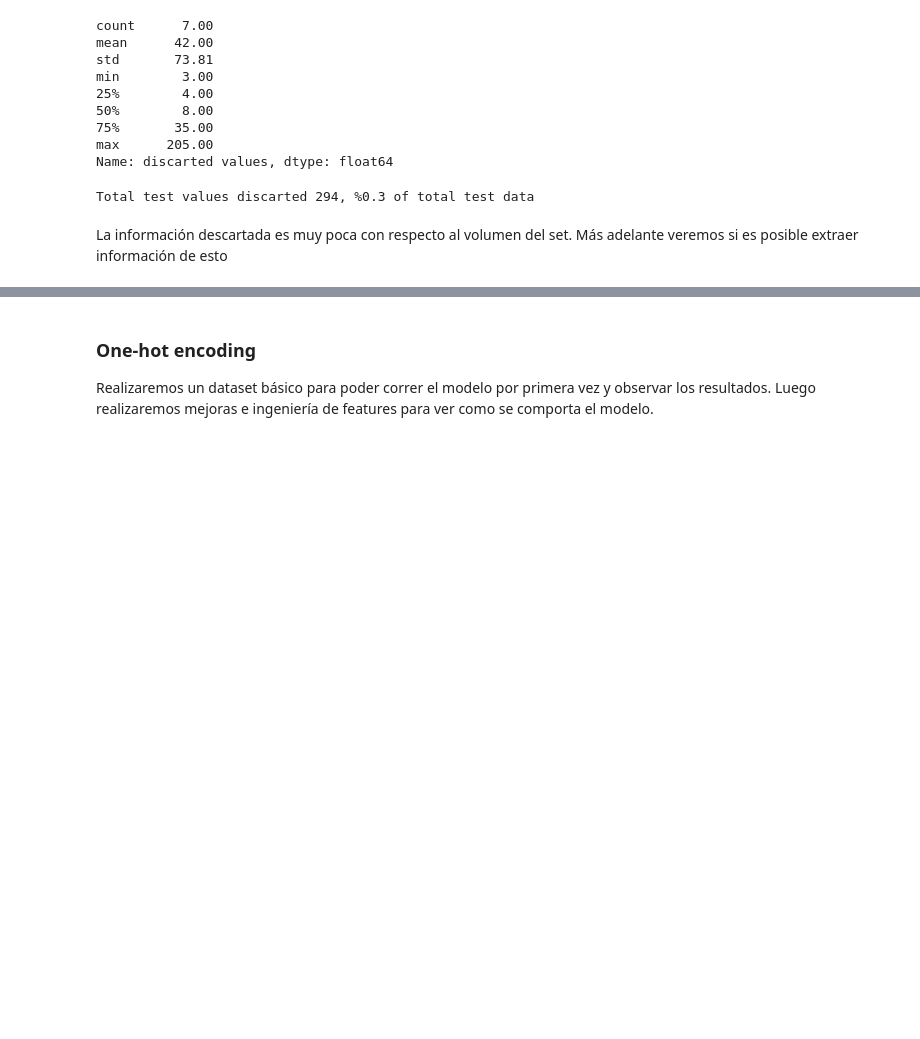
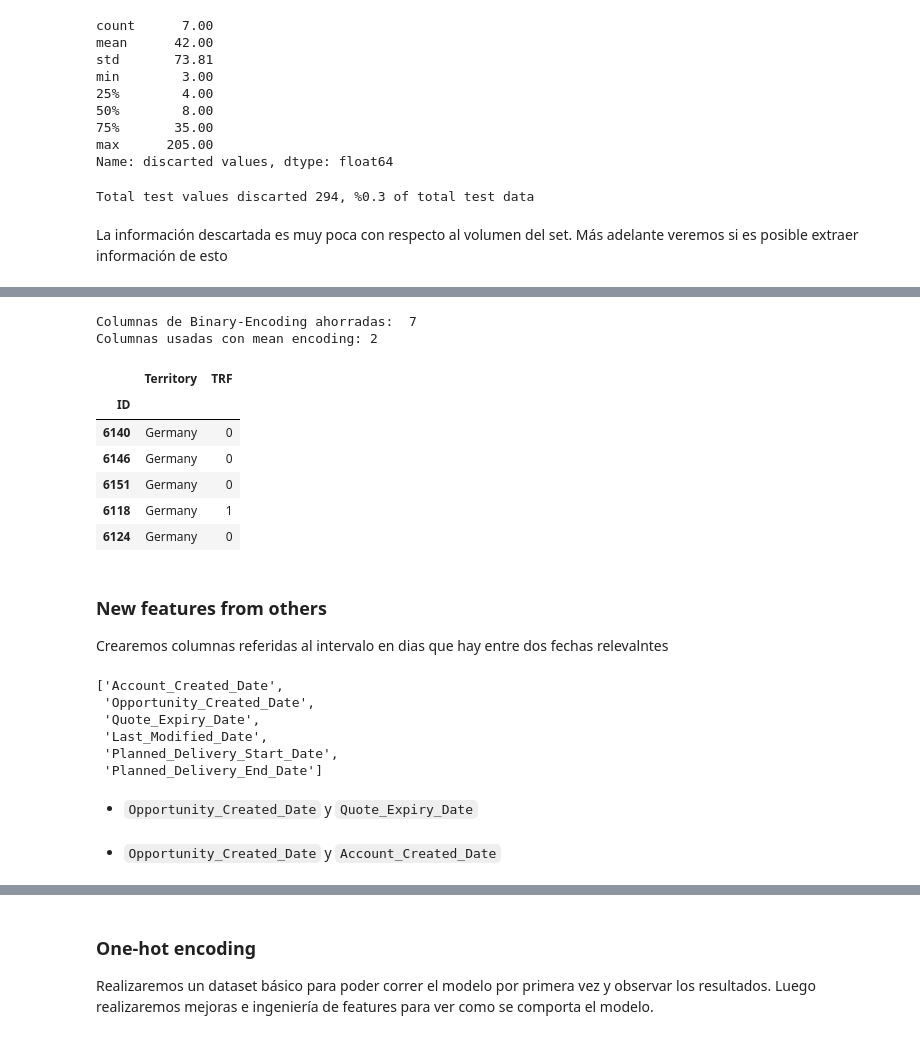
Before and after one commit to fede-alt/datos_2c2020_tp2-1, a Jupyter notebook: Data Preprocessing.ipynb, the cells around one changed output, grey strips where cells are left out. Drawn from its saved outputs; the diff is of its cells as text; code cells hidden in the pictures; blank space fills up the shorter version.

```diff
--- a/Data Preprocessing.ipynb
+++ b/Data Preprocessing.ipynb
@@ -234,0 +513,29 @@ La información descartada es muy poca con respecto al volumen del set. Más ade
+# %%
+trainset["Family_group_mean"]   = trainset.groupby("Opportunity_ID")["Family_Group"].transform("mean")
+trainset["Product_group_mean"]  = trainset.groupby("Opportunity_ID")["Product_Group"].transform("mean")
+trainset["Items"]               = trainset.groupby("Opportunity_ID")["target"].transform("count")
+trainset["Total_Amount_mean"]   = trainset.groupby("Opportunity_ID")["Total_Amount_USD"].transform("mean")  #Promedio dolarizado
+trainset["ASP_(converted)_mean"]= trainset.groupby("Opportunity_ID")["ASP_(converted)"].transform("mean")
+trainset["TRF_min"]             = trainset.groupby("Opportunity_ID")["TRF"].transform("min")
+trainset["TRF_max"]             = trainset.groupby("Opportunity_ID")["TRF"].transform("max")
+trainset["Planned_min_range"]   = trainset.groupby("Opportunity_ID")["Planned_range"].transform("min")
+trainset["Planned_max_range"]   = trainset.groupby("Opportunity_ID")["Planned_range"].transform("max")
+trainset["Planned_min_range"]   = trainset["Planned_min_range"].dt.days
+trainset["Planned_max_range"]   = trainset["Planned_max_range"].dt.days
+trainset.info()
+
+testset["Family_group_mean"]    = testset.groupby("Opportunity_ID")["Family_Group"].transform("mean")
+testset["Product_group_mean"]   = testset.groupby("Opportunity_ID")["Product_Group"].transform("mean")
+testset["Items"]                = testset.groupby("Opportunity_ID")["Opportunity_Name"].transform("count")
+testset["Total_Amount_mean"]    = testset.groupby("Opportunity_ID")["Total_Amount_USD"].transform("mean")
+testset["ASP_(converted)_mean"] = testset.groupby("Opportunity_ID")["ASP_(converted)"].transform("mean")
+testset["TRF_min"]              = testset.groupby("Opportunity_ID")["TRF"].transform("min")
+testset["TRF_max"]              = testset.groupby("Opportunity_ID")["TRF"].transform("max")
+testset["Planned_min_range"]    = testset.groupby("Opportunity_ID")["Planned_range"].transform("min")
+testset["Planned_max_range"]    = testset.groupby("Opportunity_ID")["Planned_range"].transform("max")
+testset["Planned_min_range"]    = testset["Planned_min_range"].dt.days
+testset["Planned_max_range"]    = testset["Planned_max_range"].dt.days
+testset.info()
+
+excluded.extend(to_flat)
+excluded.extend(["Family_Group","Product_Group","Planned_range"])
@@ -234,0 +564,44 @@ La información descartada es muy poca con respecto al volumen del set. Más ade
+# %%
+import math
+
+n= len(trainset["Territory"].value_counts().index.to_list())
+print("Columnas de Binary-Encoding ahorradas: ",int(math.log2(n))+1)
+print("Columnas usadas con mean encoding: 2")
+# %% [output]
+Columnas de Binary-Encoding ahorradas:  7
+Columnas usadas con mean encoding: 2
+# %%
+trainset["Territory_TRF_mean"]  = trainset.groupby("Territory")["TRF"].transform("mean")
+trainset["Territory_TRF_count"]  = trainset.groupby("Territory")["TRF"].transform("count")
+trainset["Territory_TRF_max"]  = trainset.groupby("Territory")["TRF"].transform("max")
+
+testset["Territory_TRF_mean"]  = testset.groupby("Territory")["TRF"].transform("mean")
+testset["Territory_TRF_count"]  = testset.groupby("Territory")["TRF"].transform("count")
+testset["Territory_TRF_max"]  = testset.groupby("Territory")["TRF"].transform("max")
+
+excluded.extend(["Territory"])
+# %%
+testset[["Territory","TRF"]].head(5)
+# %% [output]
+|  | Territory | TRF |
+| ID |  |  |
+| 6140 | Germany | 0 |
+| 6146 | Germany | 0 |
+| 6151 | Germany | 0 |
+| 6118 | Germany | 1 |
+| 6124 | Germany | 0 |
+# %% [markdown]
+### New features from others
+
+Crearemos columnas referidas al intervalo en dias que hay entre dos fechas relevalntes
+# %%
+date_columns
+# %% [output]
+['Account_Created_Date',
+ 'Opportunity_Created_Date',
+ 'Quote_Expiry_Date',
+ 'Last_Modified_Date',
+ 'Planned_Delivery_Start_Date',
+ 'Planned_Delivery_End_Date']
+# %% [markdown]
+* `Opportunity_Created_Date` y `Quote_Expiry_Date`
@@ -234,0 +611,2 @@ La información descartada es muy poca con respecto al volumen del set. Más ade
+# %% [markdown]
+* `Opportunity_Created_Date` y `Account_Created_Date`
```
Also changed, not shown: parts of 57 cells of this notebook, 10 other files.
